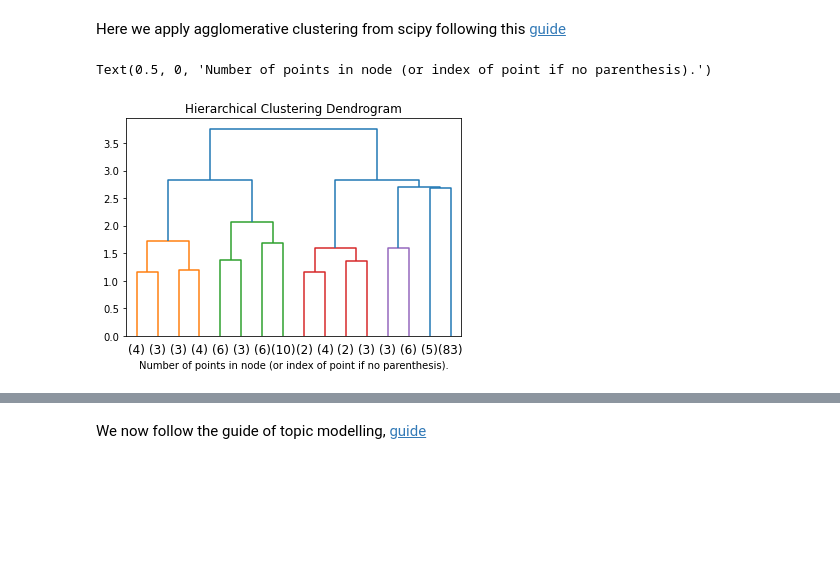
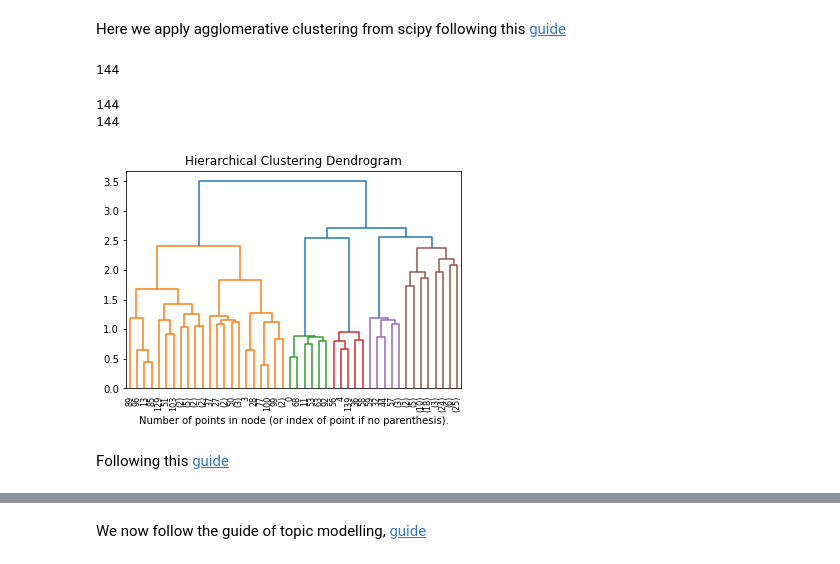
Before and after one commit to teiband/industrial-skill-review, a Jupyter notebook: src/FaissSearch/faissSearch.ipynb, the cells around one changed output, grey strips where cells are left out. Cells and saved outputs as stored; diff of their text form; code cells hidden in the pictures; blank space fills up the shorter version.

```diff
--- a/src/FaissSearch/faissSearch.ipynb
+++ b/src/FaissSearch/faissSearch.ipynb
@@ -150,40 +150,62 @@ import numpy as np
 
 from matplotlib import pyplot as plt
 from scipy.cluster.hierarchy import dendrogram
-from sklearn.datasets import load_iris
+from scipy.cluster.hierarchy import fcluster
 from sklearn.cluster import AgglomerativeClustering
+
+dataset = sentence_embeddings
+
 
 # setting distance_threshold=0 ensures we compute the full tree.
 model = AgglomerativeClustering(distance_threshold=0, n_clusters=None)
 
 model = model.fit(dataset)
+
+print(len(dataset))
+# %% [output]
+144
 # %%
 def plot_dendrogram(model, **kwargs):
     # Create linkage matrix and then plot the dendrogram
 
     # create the counts of samples under each node
     counts = np.zeros(model.children_.shape[0])
     n_samples = len(model.labels_)
     for i, merge in enumerate(model.children_):
         current_count = 0
         for child_idx in merge:
             if child_idx < n_samples:
                 current_count += 1  # leaf node
             else:
                 current_count += counts[child_idx - n_samples]
         counts[i] = current_count
 
     linkage_matrix = np.column_stack(
         [model.children_, model.distances_, counts]
     ).astype(float)
 
     # Plot the corresponding dendrogram
     dendrogram(linkage_matrix, **kwargs)
 
+    return linkage_matrix
+
 plt.title("Hierarchical Clustering Dendrogram")
 # plot the top three levels of the dendrogram
-plot_dendrogram(model, truncate_mode="level", p=3)
+linkageMatrix = plot_dendrogram(model, truncate_mode="level", p=5)
 plt.xlabel("Number of points in node (or index of point if no parenthesis).")
+
+label = fcluster(linkageMatrix, 5, criterion='maxclust')
+print(len(label))
+
+print(len(defSing))
+
+d = {'primitive': defSing, 'label':label}
+#print(d)
+
+hierarchies = pd.DataFrame(d)
 # %% [output]
-Text(0.5, 0, 'Number of points in node (or index of point if no parenthesis).')
+144
+144
-[figure, old version]
+[figure, new version]
+# %% [markdown]
+Following this [guide](https://towardsdatascience.com/keyword-extraction-with-bert-724efca412ea)
```
Also changed, not shown: parts of 11 cells of this notebook, 1 other file.
